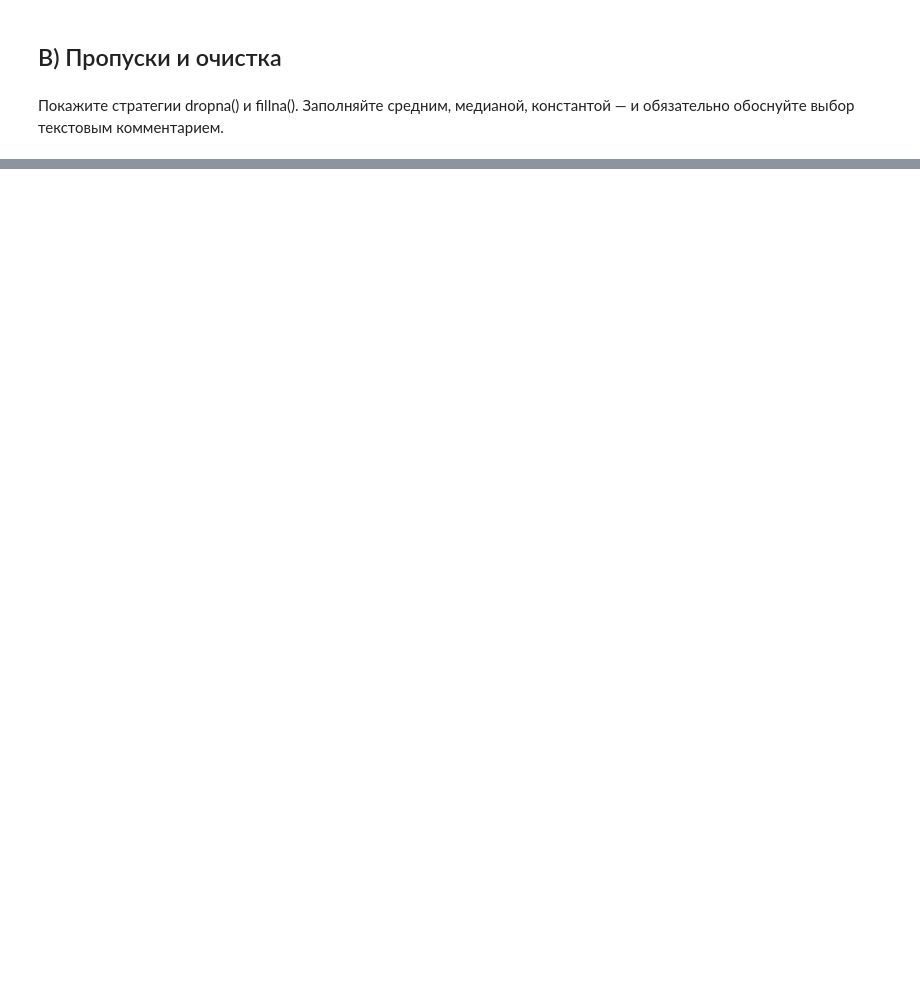
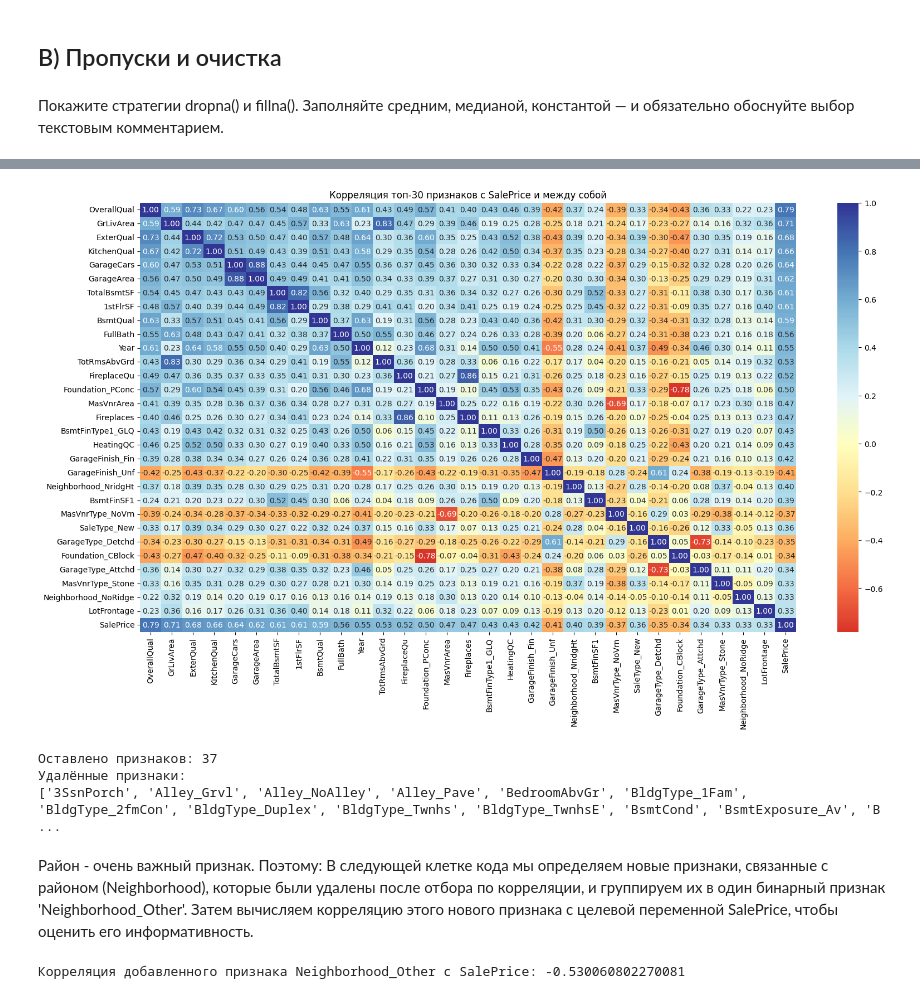
Before and after one commit to petrukovichigor/ml-course-homeworks, a Jupyter notebook: hw02/hw2.ipynb, the cells around one changed output, grey strips where cells are left out. Cells and saved outputs as stored; diff of their text form; code cells hidden in the pictures; blank space fills up the shorter version.

```diff
--- a/hw02/hw2.ipynb
+++ b/hw02/hw2.ipynb
@@ -223,0 +573,11 @@ Name: 0, dtype: object
+# %%
+# Создадим новую колонку Year как взвешенное среднее из YearBuilt, YearRemodAdd, GarageYrBlt
+# Вес YearBuilt = 0.7, YearRemodAdd = 0.2, GarageYrBlt = 0.1
+df_encoded['Year'] = (
+    df_encoded['YearBuilt'] * 0.7 +
+    df_encoded['YearRemodAdd'] * 0.2 +
+    df_encoded['GarageYrBlt'].fillna(df_encoded['GarageYrBlt'].median()) * 0.1
+)
+# Округлим Year к целому
+df_encoded['Year'] = df_encoded['Year'].round().astype(int)
+df_encoded = df_encoded.drop(['YearBuilt', 'YearRemodAdd', 'GarageYrBlt'], axis=1)
@@ -223,0 +621,41 @@ Name: 0, dtype: object
+# %%
+# Посчитаем матрицу корреляций для числовых столбцов
+corr_matrix = df_encoded.corr(numeric_only=True)
+
+
+# Топ-20 признаков по абсолютной корреляции с SalePrice (кроме самой SalePrice)
+top_corr = corr_matrix['SalePrice'].abs().sort_values(ascending=False).iloc[1:31]
+top_features = top_corr.index
+
+plt.figure(figsize=(19,10))
+sns.heatmap(df_encoded[top_features.tolist() + ['SalePrice']].corr(), annot=True, fmt=".2f", cmap="RdYlBu", center=0)
+plt.title("Корреляция топ-30 признаков с SalePrice и между собой")
+plt.show()
+
+# Оставим только те признаки, у которых абсолютное значение корреляции с SalePrice >= 0.1
+corr_with_saleprice = corr_matrix['SalePrice'].abs()
+cols_to_keep = corr_with_saleprice[corr_with_saleprice >= 0.3].index
+df_encoded_filtered = df_encoded[cols_to_keep]
+print(f"Оставлено признаков: {df_encoded_filtered.shape[1]}")
+# Определим удалённые признаки
+removed_cols = set(df_encoded.columns) - set(df_encoded_filtered.columns)
+print("Удалённые признаки:")
+print(sorted(removed_cols))
+# %% [output]
+[figure, added]
+Оставлено признаков: 37
+Удалённые признаки:
+['3SsnPorch', 'Alley_Grvl', 'Alley_NoAlley', 'Alley_Pave', 'BedroomAbvGr', 'BldgType_1Fam', 'BldgType_2fmCon', 'BldgType_Duplex', 'BldgType_Twnhs', 'BldgType_TwnhsE', 'BsmtCond', 'BsmtExposure_Av', 'B ...
+# %% [markdown]
+Район - очень важный признак. Поэтому:
+В следующей клетке кода мы определяем новые признаки, связанные с районом (Neighborhood), которые были удалены после отбора по корреляции, и группируем их в один бинарный признак 'Neighborhood_Other'. Затем вычисляем корреляцию этого нового признака с целевой переменной SalePrice, чтобы оценить его информативность.
+# %%
+# Определяем все оставшиеся признаки Neighborhood в df_encoded_filtered
+remaining_neigh_cols = [col for col in df_encoded.columns if col.startswith('Neighborhood_') and col in removed_cols]
+# Cоздаём столбец Neighborhood_Other:
+df_encoded_filtered['Neighborhood_Other'] = df_encoded[remaining_neigh_cols].any(axis=1)
+# Посчитаем корреляцию нового признака с SalePrice
+corr_other = df_encoded_filtered['Neighborhood_Other'].corr(df_encoded_filtered['SalePrice'])
+print("Корреляция добавленного признака Neighborhood_Other с SalePrice:", corr_other)
+# %% [output]
+Корреляция добавленного признака Neighborhood_Other с SalePrice: -0.530060802270081
```
Also changed, not shown: parts of 54 cells of this notebook.
